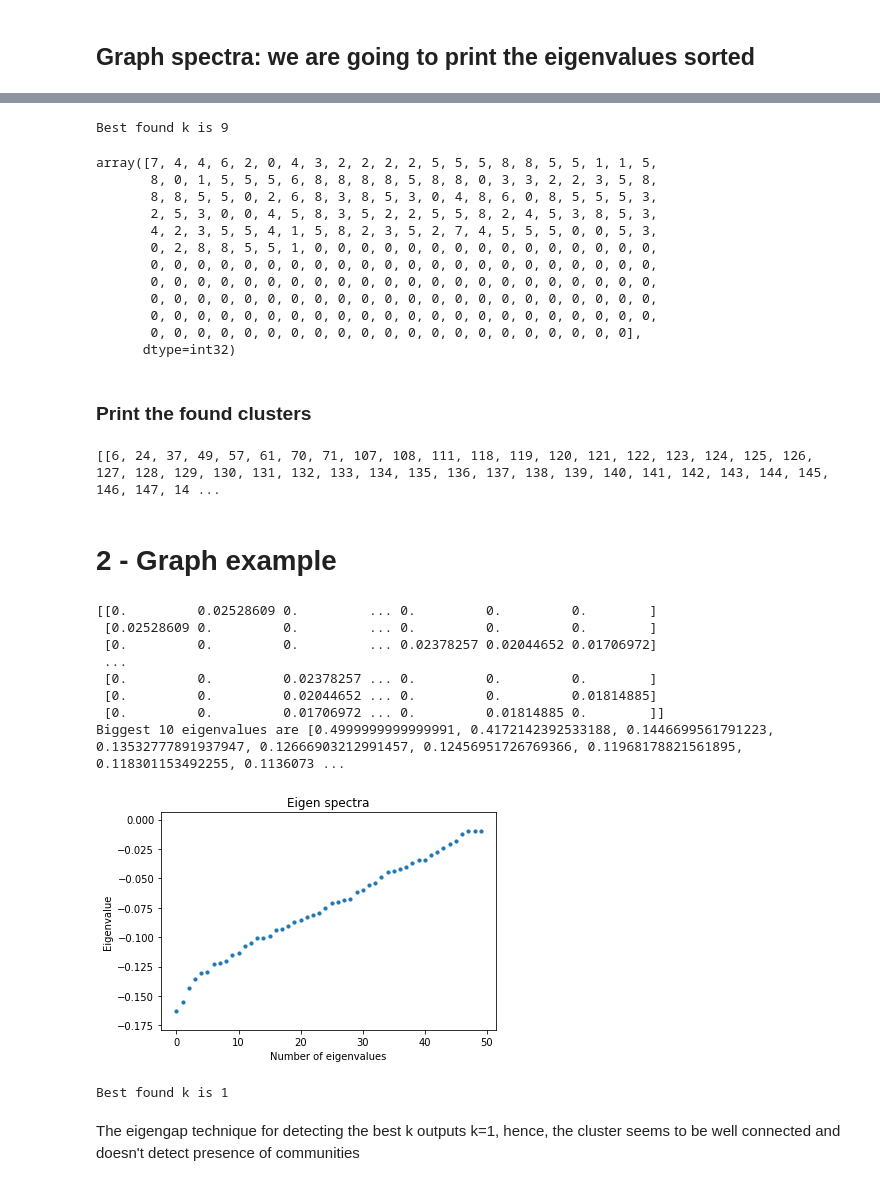
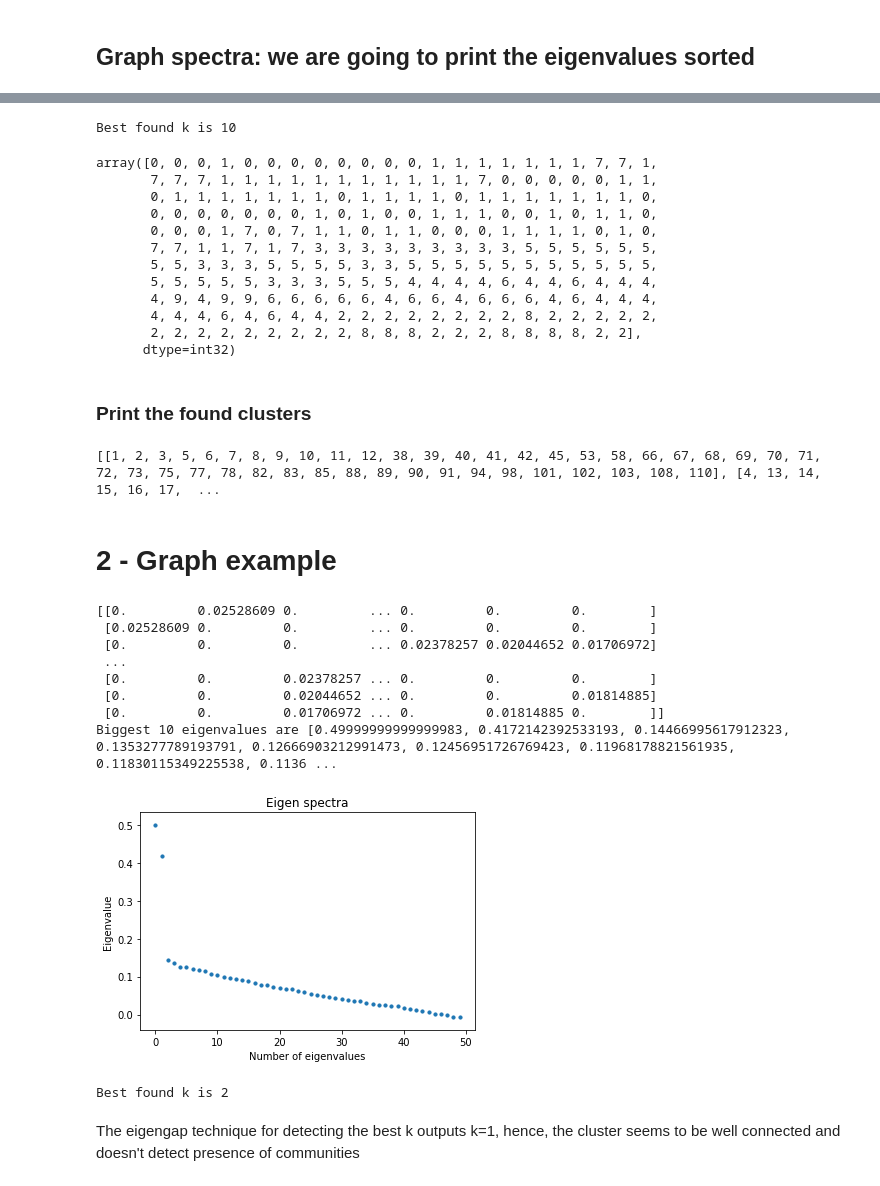
Before and after one commit to danmontesi/DataMining-KTH, a Jupyter notebook: Lab-4-GraphSpectra/GraphSpectra.ipynb, the cells around one changed output, grey strips where cells are left out. Drawn from its saved outputs; the diff is of its cells as text; code cells hidden in the pictures.

```diff
--- a/Lab-4-GraphSpectra/GraphSpectra.ipynb
+++ b/Lab-4-GraphSpectra/GraphSpectra.ipynb
@@ -71,7 +71,7 @@ class Graph:
 # Graph Reader
 
 class GraphReader():
-    def __init__(self, path, is_undirected=False):
+    def __init__(self, path, is_undirected=True):
         self.path = path
         self.is_undirected = is_undirected
         self.dict_inv = {}
@@ -182,10 +182,13 @@ print(L)
 # Eigenpair
 from numpy import linalg as LA
 eigenval, eigenvect = LA.eig(L)
-eigenpairs = [(eigenval[i], eigenvect[i]) for i in range(len(eigenval))]
+eigenpairs = [[eigenval[i], list(eigenvect[:,i])] for i in range(len(eigenval))]
 
 eigenpairs.sort(key=lambda x: x[0])
 eigenpairs = eigenpairs[::-1]
+eigenval = [x[0] for x in eigenpairs]
+eigenvect = [x[1] for x in eigenpairs]
 
-print("Biggest 10 eigenvalues are", [x[0] for x in eigenpairs[:10]])
+
+print("Biggest 10 eigenvalues are", eigenval[:10])
 # %% [output]
@@ -195,8 +198,8 @@ Biggest 10 eigenvalues are [0.8723206270848811, 0.8629824614668324, 0.8417462379
 def find_best_k(eigenvals):
     k = 0
     gap = 0
-    for i in range(len(eigenvals)-1):
-        curr_gap = eigenvals[i]-eigenvals[i+1]
+    for i in range(1,len(eigenvals)):
+        curr_gap = eigenvals[i-1]-eigenvals[i]
         if curr_gap > gap:
             k = i
             gap = curr_gap
@@ -230,10 +233,10 @@ from operator import itemgetter
 
 k = find_best_k(list(map(itemgetter(0), eigenpairs)))
 print("Best found k is", k)
-X = eigenvect[:,:k]
-Y = X#normalize(X, norm='l2')
+X = np.array(eigenvect[:k]).T
+Y = normalize(X, norm='l2')
 # %% [output]
-Best found k is 9
+Best found k is 10
 # %%
 # K-means
 from sklearn.cluster import KMeans
@@ -243,17 +246,17 @@ n_clusters = k
 kmeans = KMeans(n_clusters=n_clusters , random_state=0).fit(Y)
 kmeans.labels_
 # %% [output]
-array([7, 4, 4, 6, 2, 0, 4, 3, 2, 2, 2, 2, 5, 5, 5, 8, 8, 5, 5, 1, 1, 5,
-       8, 0, 1, 5, 5, 5, 6, 8, 8, 8, 8, 5, 8, 8, 0, 3, 3, 2, 2, 3, 5, 8,
-       8, 8, 5, 5, 0, 2, 6, 8, 3, 8, 5, 3, 0, 4, 8, 6, 0, 8, 5, 5, 5, 3,
-       2, 5, 3, 0, 0, 4, 5, 8, 3, 5, 2, 2, 5, 5, 8, 2, 4, 5, 3, 8, 5, 3,
-       4, 2, 3, 5, 5, 4, 1, 5, 8, 2, 3, 5, 2, 7, 4, 5, 5, 5, 0, 0, 5, 3,
-       0, 2, 8, 8, 5, 5, 1, 0, 0, 0, 0, 0, 0, 0, 0, 0, 0, 0, 0, 0, 0, 0,
-       0, 0, 0, 0, 0, 0, 0, 0, 0, 0, 0, 0, 0, 0, 0, 0, 0, 0, 0, 0, 0, 0,
-       0, 0, 0, 0, 0, 0, 0, 0, 0, 0, 0, 0, 0, 0, 0, 0, 0, 0, 0, 0, 0, 0,
-       0, 0, 0, 0, 0, 0, 0, 0, 0, 0, 0, 0, 0, 0, 0, 0, 0, 0, 0, 0, 0, 0,
-       0, 0, 0, 0, 0, 0, 0, 0, 0, 0, 0, 0, 0, 0, 0, 0, 0, 0, 0, 0, 0, 0,
-       0, 0, 0, 0, 0, 0, 0, 0, 0, 0, 0, 0, 0, 0, 0, 0, 0, 0, 0, 0, 0],
+array([0, 0, 0, 1, 0, 0, 0, 0, 0, 0, 0, 0, 1, 1, 1, 1, 1, 1, 1, 7, 7, 1,
+       7, 7, 7, 1, 1, 1, 1, 1, 1, 1, 1, 1, 1, 1, 7, 0, 0, 0, 0, 0, 1, 1,
+       0, 1, 1, 1, 1, 1, 1, 1, 0, 1, 1, 1, 1, 0, 1, 1, 1, 1, 1, 1, 1, 0,
+       0, 0, 0, 0, 0, 0, 0, 1, 0, 1, 0, 0, 1, 1, 1, 0, 0, 1, 0, 1, 1, 0,
+       0, 0, 0, 1, 7, 0, 7, 1, 1, 0, 1, 1, 0, 0, 0, 1, 1, 1, 1, 0, 1, 0,
+       7, 7, 1, 1, 7, 1, 7, 3, 3, 3, 3, 3, 3, 3, 3, 3, 5, 5, 5, 5, 5, 5,
+       5, 5, 3, 3, 3, 5, 5, 5, 5, 3, 3, 5, 5, 5, 5, 5, 5, 5, 5, 5, 5, 5,
+       5, 5, 5, 5, 5, 3, 3, 3, 5, 5, 5, 4, 4, 4, 4, 6, 4, 4, 6, 4, 4, 4,
+       4, 9, 4, 9, 9, 6, 6, 6, 6, 6, 4, 6, 6, 4, 6, 6, 6, 4, 6, 4, 4, 4,
+       4, 4, 4, 6, 4, 6, 4, 4, 2, 2, 2, 2, 2, 2, 2, 2, 8, 2, 2, 2, 2, 2,
+       2, 2, 2, 2, 2, 2, 2, 2, 2, 8, 8, 8, 2, 2, 2, 8, 8, 8, 8, 2, 2],
       dtype=int32)
 # %% [markdown]
 ### Print the found clusters
@@ -265,7 +268,7 @@ for i in range(len(nodes_with_clusters)):
     clusters[nodes_with_clusters[i]].append(graph_reader.dict_inv[i])
 print(clusters)
 # %% [output]
-[[6, 24, 37, 49, 57, 61, 70, 71, 107, 108, 111, 118, 119, 120, 121, 122, 123, 124, 125, 126, 127, 128, 129, 130, 131, 132, 133, 134, 135, 136, 137, 138, 139, 140, 141, 142, 143, 144, 145, 146, 147, 14 ...
+[[1, 2, 3, 5, 6, 7, 8, 9, 10, 11, 12, 38, 39, 40, 41, 42, 45, 53, 58, 66, 67, 68, 69, 70, 71, 72, 73, 75, 77, 78, 82, 83, 85, 88, 89, 90, 91, 94, 98, 101, 102, 103, 108, 110], [4, 13, 14, 15, 16, 17,  ...
 # %% [markdown]
 # 2 - Graph example
 # %%
@@ -288,46 +291,55 @@ L_temp = np.dot(D_1_2, A)
 L = np.dot(L_temp, D_1_2)
 print(L)
 
+from numpy import linalg as LA
 eigenval, eigenvect = LA.eig(L)
-eigenpairs = [(eigenval[i], eigenvect[i]) for i in range(len(eigenval))]
+eigenpairs = [[eigenval[i], list(eigenvect[:,i])] for i in range(len(eigenval))]
 
 eigenpairs.sort(key=lambda x: x[0])
 eigenpairs = eigenpairs[::-1]
+eigenval = [x[0] for x in eigenpairs]
+eigenvect = [x[1] for x in eigenpairs]
 
-print("Biggest 10 eigenvalues are", [x[0] for x in eigenpairs[:10]])
 
+print("Biggest 10 eigenvalues are", eigenval[:10])
+
+# PLOT eigenvalues
+import matplotlib.pyplot as plt
 # x axis value list.
 x_number_list = list(range(len(eigenval)))[:50]
 
 # y axis value list.
-y_number_list = sorted(eigenval)[:50]
+y_number_list = eigenval[:50]
 
 # Draw point based on above x, y axis values.
 plt.scatter(x_number_list, y_number_list, s=10)
 
 # Set chart title.
 plt.title("Eigen spectra")
 
 # Set x, y label text.
 plt.xlabel("Number of eigenvalues")
 plt.ylabel("Eigenvalue")
 plt.show()
 
+# get matrix X of largest k eigenvalues' eigenvectors
+from operator import itemgetter
+
 k = find_best_k(list(map(itemgetter(0), eigenpairs)))
 print("Best found k is", k)
-X = eigenvect[:,:k]
-Y = X#normalize(X, norm='l2')
+X = np.array(eigenvect[:k]).T
+Y = normalize(X, norm='l2')
 # %% [output]
 [[0.         0.02528609 0.         ... 0.         0.         0.        ]
  [0.02528609 0.         0.         ... 0.         0.         0.        ]
  [0.         0.         0.         ... 0.02378257 0.02044652 0.01706972]
  ...
  [0.         0.         0.02378257 ... 0.         0.         0.        ]
  [0.         0.         0.02044652 ... 0.         0.         0.01814885]
  [0.         0.         0.01706972 ... 0.         0.01814885 0.        ]]
-Biggest 10 eigenvalues are [0.4999999999999991, 0.4172142392533188, 0.1446699561791223, 0.13532777891937947, 0.12666903212991457, 0.12456951726769366, 0.11968178821561895, 0.118301153492255, 0.1136073 ...
+Biggest 10 eigenvalues are [0.49999999999999983, 0.4172142392533193, 0.14466995617912323, 0.1353277789193791, 0.12666903212991473, 0.12456951726769423, 0.11968178821561935, 0.11830115349225538, 0.1136 ...
-[figure, old version]
+[figure, new version]
-Best found k is 1
+Best found k is 2
 # %% [markdown]
 The eigengap technique for detecting the best k outputs k=1, hence, the cluster seems to be well connected and doesn't detect presence of communities
 # %%
```
Also changed, not shown: parts of 6 cells of this notebook, 26 other files.
